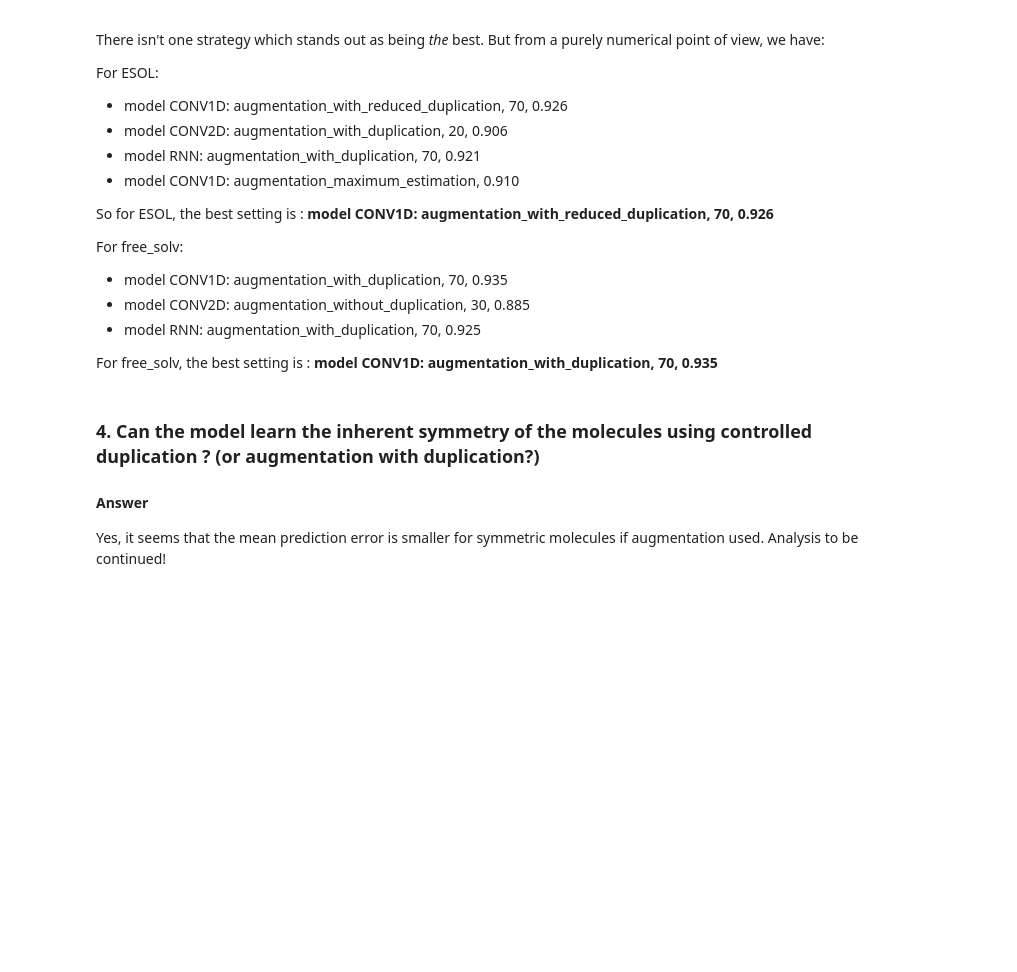
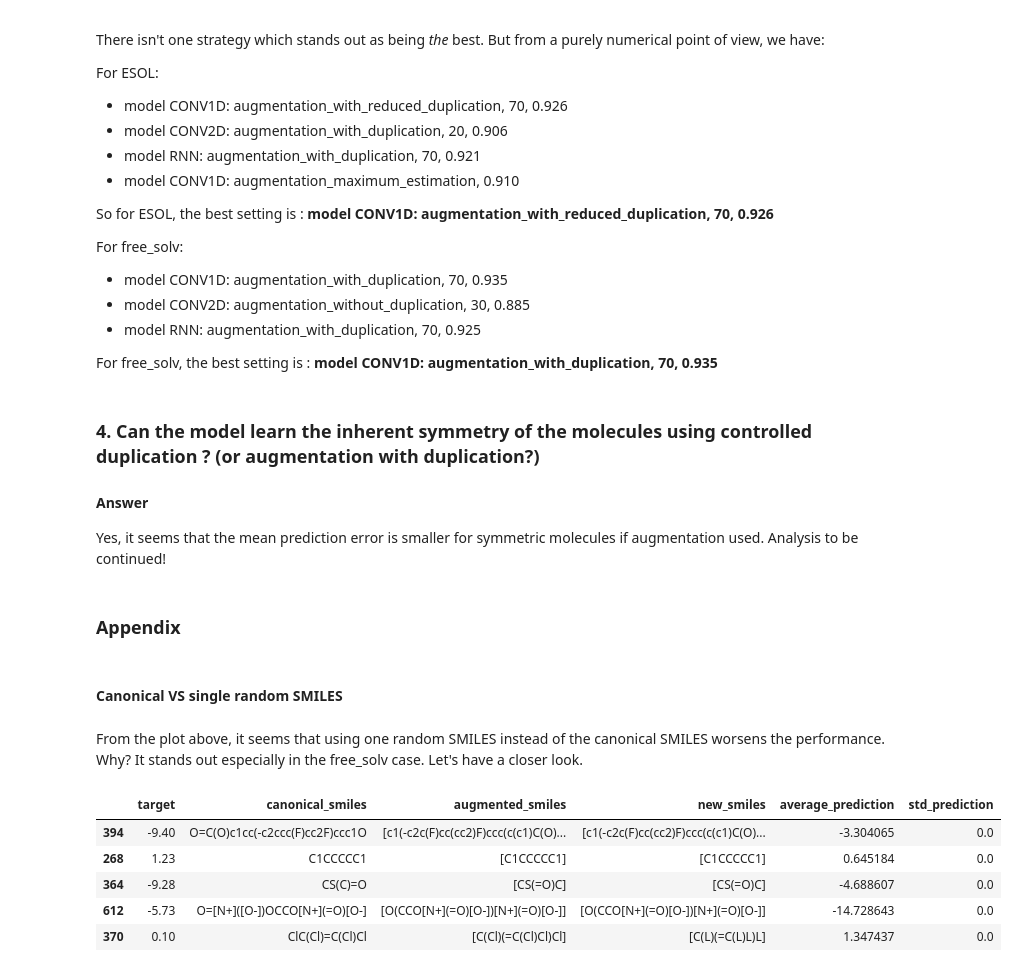
Before and after one commit to volkamerlab/maxsmi, a Jupyter notebook: maxsmi/results_final.ipynb, the cells around one changed output. Saved outputs shown, nothing was run; the diff lists cells and outputs as text; code cells hidden in the pictures; blank space fills up the shorter version.

Commit message:
add canonical vs one random smiles analysis.

```diff
--- a/maxsmi/results_final.ipynb
+++ b/maxsmi/results_final.ipynb
@@ -166,3 +171,35 @@ For free_solv, the best setting is : **model CONV1D: augmentation_with_duplicati
 #### Answer
 
 Yes, it seems that the mean prediction error is smaller for symmetric molecules if augmentation used. Analysis to be continued!
+# %% [markdown]
+### Appendix
+# %% [markdown]
+#### Canonical VS single random SMILES
+# %% [markdown]
+From the plot above, it seems that using one random SMILES instead of the canonical SMILES worsens the performance. Why?
+It stands out especially in the free_solv case. Let's have a closer look.
+# %%
+TASK = "free_solv"
+STRING_ENCODING = "smiles"
+TRAIN_AUGMENTATION = 1
+TEST_AUGMENTATION = 1
+AUGMENTATION_STRATEGY_TRAIN = "augmentation_with_duplication"
+AUGMENTATION_STRATEGY_TEST = "augmentation_with_duplication"
+ML_MODEL = "CONV1D"
+# %%
+test_data = load_results(TASK,
+                         AUGMENTATION_STRATEGY_TRAIN,
+                         TRAIN_AUGMENTATION,
+                         AUGMENTATION_STRATEGY_TEST,
+                         TEST_AUGMENTATION,
+                         ML_MODEL,
+                         STRING_ENCODING,
+                         True)
+test_data.head()
+# %% [output]
+|  | target | canonical_smiles | augmented_smiles | new_smiles | average_prediction | std_prediction |
+| 394 | -9.40 | O=C(O)c1cc(-c2ccc(F)cc2F)ccc1O | [c1(-c2c(F)cc(cc2)F)ccc(c(c1)C(O)... | [c1(-c2c(F)cc(cc2)F)ccc(c(c1)C(O)... | -3.304065 | 0.0 |
+| 268 | 1.23 | C1CCCCC1 | [C1CCCCC1] | [C1CCCCC1] | 0.645184 | 0.0 |
+| 364 | -9.28 | CS(C)=O | [CS(=O)C] | [CS(=O)C] | -4.688607 | 0.0 |
+| 612 | -5.73 | O=[N+]([O-])OCCO[N+](=O)[O-] | [O(CCO[N+](=O)[O-])[N+](=O)[O-]] | [O(CCO[N+](=O)[O-])[N+](=O)[O-]] | -14.728643 | 0.0 |
+| 370 | 0.10 | ClC(Cl)=C(Cl)Cl | [C(Cl)(=C(Cl)Cl)Cl] | [C(L)(=C(L)L)L] | 1.347437 | 0.0 |
```
Also changed, not shown: parts of 12 cells of this notebook.
